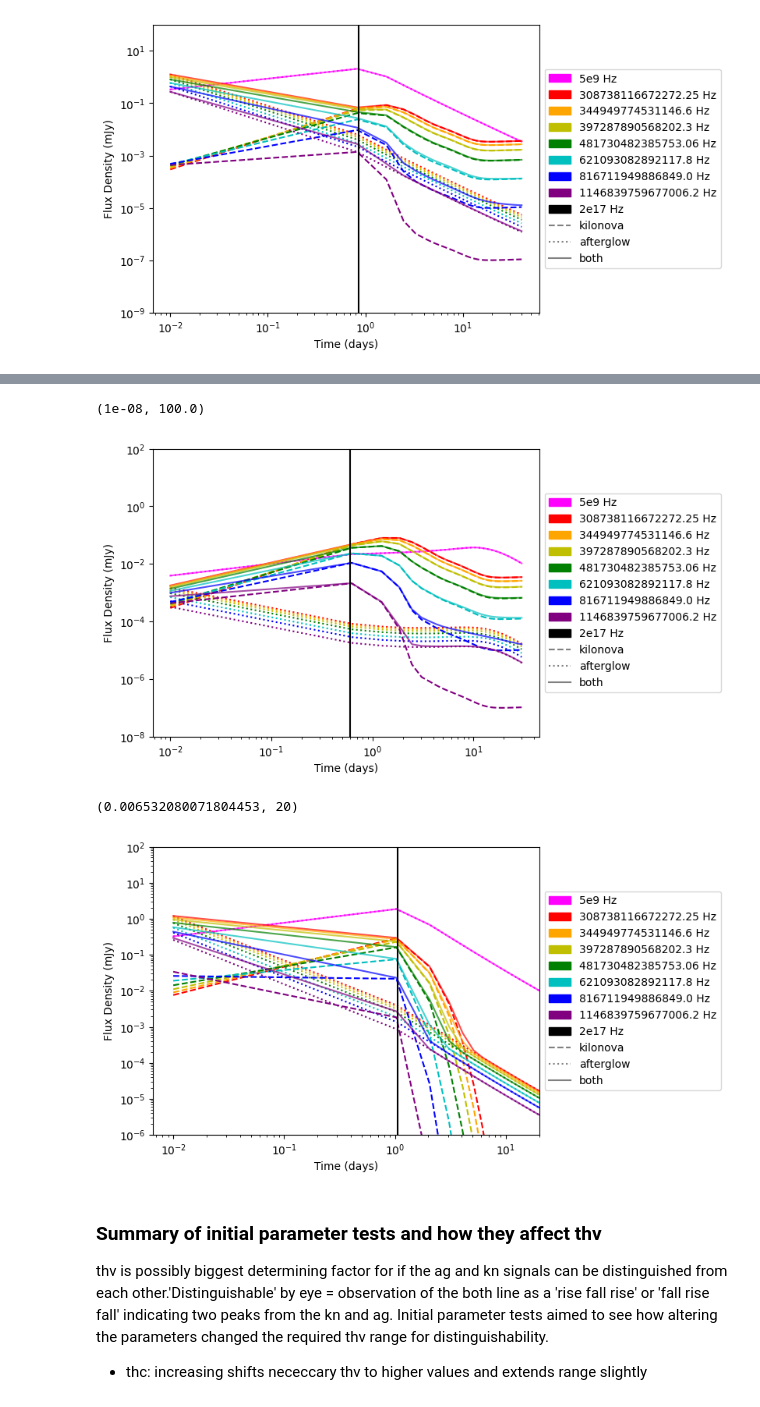
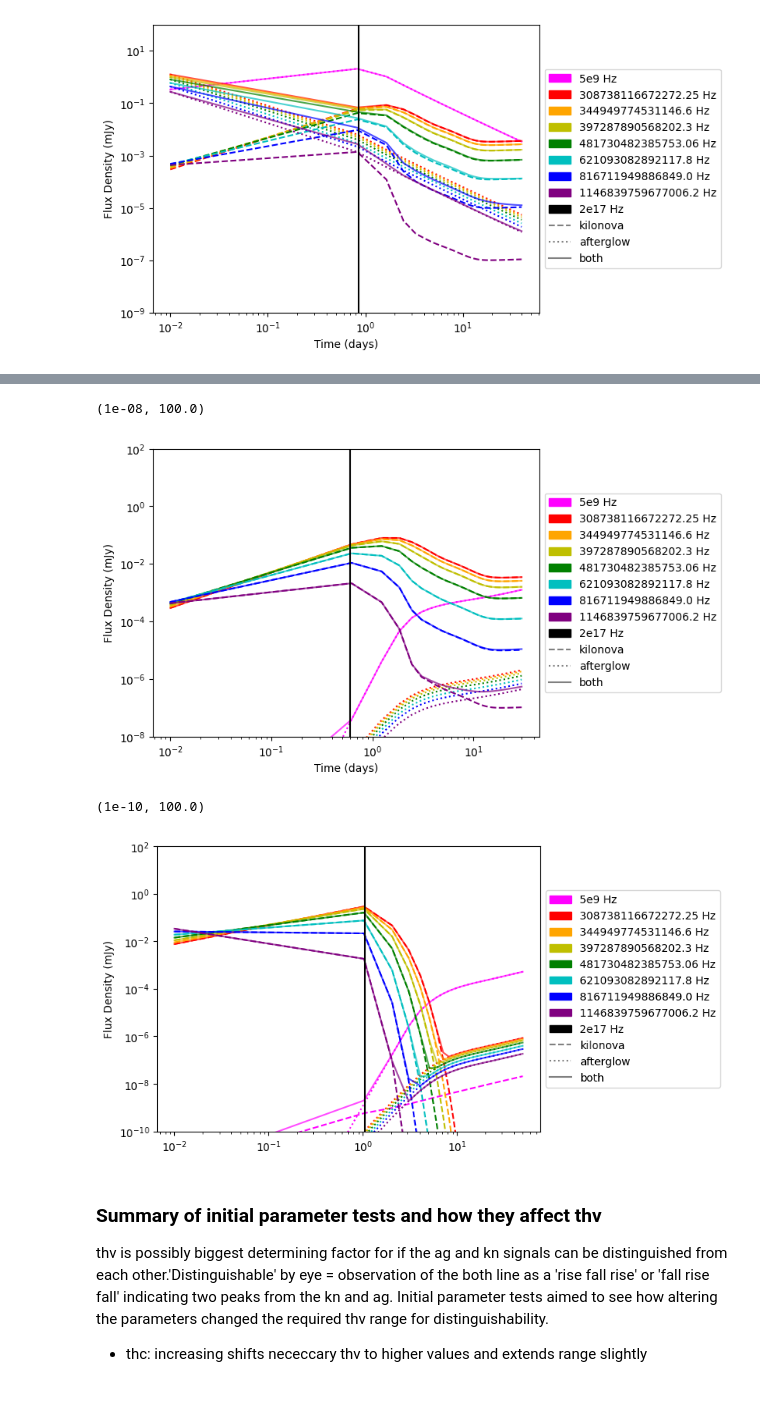
Before and after one commit to wfw23/MPhys_project, a Jupyter notebook: combined_lightcurves.ipynb, the cells around one changed output, grey strips where cells are left out. Cells and saved outputs as stored; diff of their text form; code cells hidden in the pictures.

Commit message:
corner plots, grid beginning and priors

```diff
--- a/combined_lightcurves.ipynb
+++ b/combined_lightcurves.ipynb
@@ -41,7 +41,7 @@ for i in range(9):
 
 
     ag_fluxd = redback.transient_models.extinction_models.extinction_with_afterglow_base_model(time=time, redshift=0.01, av=0.5,
-        base_model='tophat',  thv= 0.3, loge0=53.0 , thc= 0.02, logn0=1, p=2.13, logepse=-1.25, logepsb=-2.5, ksin=0.4, g0=1000,
+        base_model='tophat',  thv= 0.5, loge0=50.0 , thc= 0.02, logn0=1, p=2.13, logepse=-1.25, logepsb=-2.5, ksin=1, g0=1000,
         output_format='flux_density', frequency=frequency[i])
    # print(ag_fluxd)
     combined= ag_fluxd + kn_fluxd
@@ -171,21 +171,21 @@ plt.ylim(1e-9,1e2)
 [figure]
 # %%
 #powerlawcore jet and stratified kn
-time= np.linspace(0.03,50,50)
+time= np.linspace(0.03,200,100)
 colour=['magenta','r', 'orange', 'y', 'g', 'c', 'b', 'purple', 'k']
 ax= plt.subplot()
 
 for i in range(9):
 
     kn_fluxd = redback.transient_models.extinction_models.extinction_with_kilonova_base_model(time=time, redshift=0.01, av=0.5,
-        base_model='two_layer_stratified_kilonova', mej=0.035, vej_1=0.15, vej_2=0.35, kappa=10, beta=4,
+        base_model='two_layer_stratified_kilonova', mej=0.01, vej_1=0.15, vej_2=0.35, kappa=1, beta=8,
         output_format='flux_density', frequency=frequency[i] )
 
 
     ag_fluxd = redback.transient_models.extinction_models.extinction_with_afterglow_base_model(time=time, redshift=0.01, av=0.5,
-        base_model='powerlawcore',  thv=0.2 , loge0=51.0 , thc= 0.03, logn0=-3.1, p=2.13, logepse=-1.25, logepsb=-2.5, ksin=0.4, g0=1000, thw=2,
+        base_model='powerlawcore',  thv=1.3 , loge0=49.9 , thc= 0.03, logn0=0.38, p=2.13, logepse=-1.25, logepsb=-2.5, ksin=1, g0=1000, thw=2,
         beta= 4, output_format='flux_density', frequency=frequency[i])
-
+    print(time[np.argmax(ag_fluxd)])
     combined= ag_fluxd + kn_fluxd
 
     ax.loglog(time, kn_fluxd, ls='dashed', color=colour[i])
@@ -212,6 +212,6 @@ ax.axvline(x=1.05, color='k')
 ax.legend(handles=[f1,f2,f3,f4,f5,f6,f7,f8,f9,kn,ag,both],loc='center left', bbox_to_anchor=(1, 0.5))
 ax.set_xlabel('Time (days)')
 ax.set_ylabel('Flux Density (mJy)')
-plt.ylim(1e-8,1e2)
+plt.ylim(1e-12,1e2)
 #plt.xlim(-1,15)
 # %% [output]
@@ -231,7 +240,7 @@ for i in range(9):
 
 
     ag_fluxd = redback.transient_models.extinction_models.extinction_with_afterglow_base_model(time=time, redshift=0.01, av=0.5,
-        base_model='smoothpowerlaw',  thv= 0.2, loge0=51.0 , thc= 0.03, logn0=-3.2, p=2.13, logepse=-1.25, logepsb=-2.5, ksin=0.4, g0=1000, thw=7,
+        base_model='smoothpowerlaw',  thv= 0.4, loge0=51.0 , thc= 0.03, logn0=-3.2, p=2.13, logepse=-1.25, logepsb=-2.5, ksin=0.4, g0=1000, thw=7,
         beta= 4, output_format='flux_density', frequency=frequency[i])
 
     combined= ag_fluxd + kn_fluxd
@@ -263,7 +272,7 @@ plt.ylim(1e-8,1e2)
 #plt.xlim(0,20)
 # %% [output]
 (1e-08, 100.0)
-[figure, old version]
+[figure, new version]
 # %%
 #smooth power law jet and metzger kn
 time= np.linspace(0.01,50,50)
@@ -278,39 +287,39 @@ for i in range(9):
 
 
     ag_fluxd = redback.transient_models.extinction_models.extinction_with_afterglow_base_model(time=time, redshift=0.01, av=0.5,
-        base_model='smoothpowerlaw',  thv= 0.0, loge0=51.0 , thc= 0.03, logn0=-3.1, p=2.13, logepse=-1.25, logepsb=-2.5, ksin=0.4, g0=1000, thw=7,
+        base_model='smoothpowerlaw',  thv= 0.5, loge0=51.0 , thc= 0.03, logn0=-3.1, p=2.13, logepse=-1.25, logepsb=-2.5, ksin=0.4, g0=1000, thw=7,
         beta= 4, output_format='flux_density', frequency=frequency[i])
 
     combined= ag_fluxd + kn_fluxd
 
     ax.loglog(time, kn_fluxd, ls='dashed', color=colour[i])
     ax.loglog(time, ag_fluxd, ls='dotted', color=colour[i])
     ax.loglog(time, combined, ls= 'solid', color=colour[i], alpha=0.7)
 
 #legend formatting
 f1 = mpatches.Patch(color='magenta', label='5e9 Hz')
 f2 = mpatches.Patch(color='r', label='308738116672272.25 Hz')
 f3 = mpatches.Patch(color='orange', label='344949774531146.6 Hz')
 f4 = mpatches.Patch(color='y', label='397287890568202.3 Hz')
 f5 = mpatches.Patch(color='g', label='481730482385753.06 Hz')
 f6 = mpatches.Patch(color='c', label='621093082892117.8 Hz')
 f7 = mpatches.Patch(color='b', label='816711949886849.0 Hz')
 f8 = mpatches.Patch(color='purple', label='1146839759677006.2 Hz')
 f9 = mpatches.Patch(color='k', label='2e17 Hz')
 kn = Line2D([0],[0],color='grey', ls='dashed', label='kilonova')
 ag = Line2D([0],[0],color='grey', ls='dotted',label='afterglow')
 both = Line2D([0],[0],color='grey',ls='solid', label='both')
 
 ax.axvline(x=1.06, color='k')
 
 ax.legend(handles=[f1,f2,f3,f4,f5,f6,f7,f8,f9,kn,ag,both],loc='center left', bbox_to_anchor=(1, 0.5))
-ax.set_xlabel('Time (days)')
+##ax.set_xlabel('Time (days)')
 ax.set_ylabel('Flux Density (mJy)')
-plt.ylim(1e-6,1e2)
-plt.xlim(0,20)
+plt.ylim(1e-10,1e2)
+#plt.xlim(0,20)
 # %% [output]
-(0.006532080071804453, 20)
+(1e-10, 100.0)
-[figure, old version]
+[figure, new version]
 # %% [markdown]
 ### Summary of initial parameter tests and how they affect thv
 
```
Also changed, not shown: parts of 2 cells of this notebook, 1 other file.
